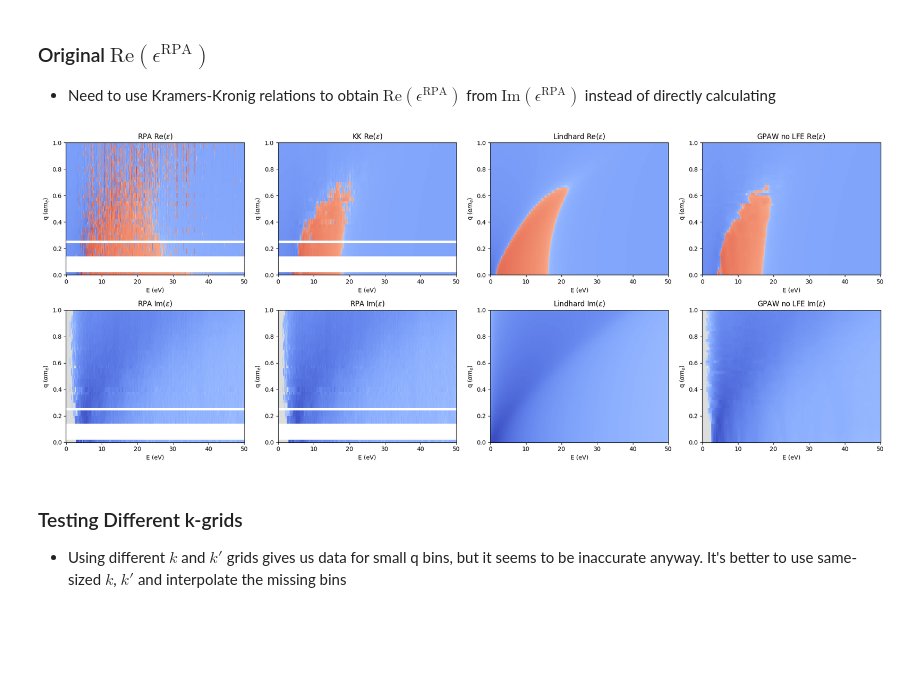
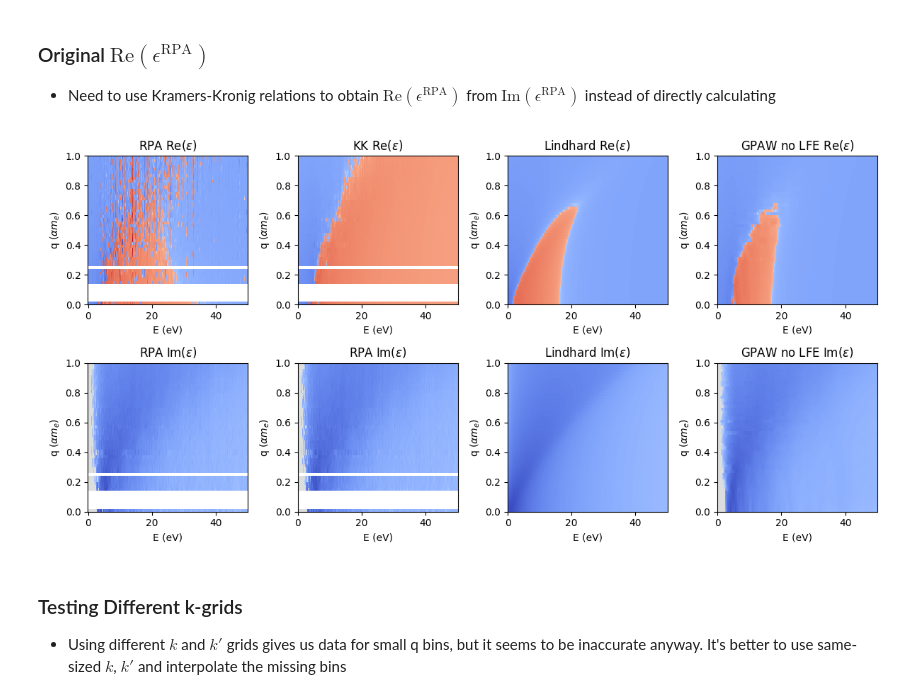
Before and after one commit to meganhott/QCDark2, a Jupyter notebook: plots.ipynb, the cells around one changed output. Saved outputs shown, nothing was run; the diff lists cells and outputs as text; code cells hidden in the pictures; blank space fills up the shorter version.

Commit message:
Updated plots

```diff
--- a/plots.ipynb
+++ b/plots.ipynb
@@ -3,8 +3,10 @@ import numpy as np
 import input_parameters as parmt
 import matplotlib.pyplot as plt
 import matplotlib.colors
-from epsilon_routines import epsilon_r, kramerskronig, interp_eps
+from epsilon_routines import epsilon_r, kramerskronig_im2re, interp_eps
 from binning import gen_bin_centers, spherical_to_cartesian
+
+%matplotlib ipympl
 
 mElectron = 5.1099894e5
 alpha = 1.0/137.03599908
@@ -15,7 +17,11 @@ import os
 sys.path.append(os.getcwd()+'/../DarkELF')
 from darkelf import darkelf, targets
 
-darkelf_gpaw = darkelf(target='Si', filename='Si_gpaw_noLFE.dat')
+def elf(eps):
+    return np.imag(eps)/((np.imag(eps))**2+np.real(eps)**2)
+
+darkelf_gpaw = darkelf(target='Si', filename='Si_gpaw_noLFE.dat', )
+darkelf_gpaw_lfe = darkelf(target='Si', filename='Si_gpaw_withLFE.dat')
 # %% [output]
  .... Loading files for Si
 Loaded Si_gpaw_noLFE.dat for epsilon in electron regime
@@ -80,0 +327,22 @@ plt.tight_layout()
+# %%
+fig, ax = plt.subplots(1,3, figsize=(12,4))
+ax[0].plot(E, darkelf_gpaw.eps1(E, q*alpha*mElectron)[0], label='GPAW')
+#ax[0].plot(E, np.real(eps_8[0]), label='RPA')
+ax[0].plot(E, np.real(eps_8_interp[0]), '--', label='Interpolated RPA')
+ax[0].set_title(r'$Re(\epsilon(\omega, q\rightarrow 0))$')
+ax[0].legend()
+
+ax[1].plot(E, darkelf_gpaw.eps2(E, q*alpha*mElectron)[0], label='GPAW')
+#ax[1].plot(E, np.imag(eps_8[0]), label='RPA')
+ax[1].plot(E, np.imag(eps_8_interp[0]), '--', label='Interpolated RPA')
+ax[1].set_title(r'$Im(\epsilon(\omega, q\rightarrow 0))$')
+
+ax[2].plot(E, elf(darkelf_gpaw.eps1(E, q*alpha*mElectron) + 1j*darkelf_gpaw.eps2(E, q*alpha*mElectron))[0], label='GPAW')
+#ax[2].plot(E, elf(eps_8)[0], label='RPA')
+ax[2].plot(E, elf(eps_8_interp)[0], '--', label='Interpolated RPA')
+ax[2].set_title(r'$ELF(\epsilon(\omega, q\rightarrow 0))$')
+
+for i in [0,1,2]:
+    ax[i].set_xlabel(r'$\omega$ (eV)')
+    ax[i].set_ylabel(r'q ($\alpha m_e$)')
+plt.tight_layout()
@@ -136,8 +382,8 @@ binned_eps = np.load('test_resources/binned_eps/cc-pvtz_pbe_6_bg1.10_1q_200E_old
 bin_centers = gen_bin_centers(q_max=1)
 eps = epsilon_r(bin_centers, binned_eps)[:-1]
 
-q = np.arange(0.01, 1, parmt.dq) #alpha me
-E = np.arange(0, 200+parmt.dE, parmt.dE) #eV
+q = np.arange(0.01, 1, 0.02) #alpha me
+E = np.arange(0, 200+0.1, 0.1) #eV
 
 #Lindhard model
 VCell = 5.209e-9
@@ -173,42 +419,42 @@ im_min = np.min(np.concatenate([np.imag(eps[np.invert(np.isnan(eps))]), np.imag(
 im_max = np.max(np.concatenate([np.imag(eps[np.invert(np.isnan(eps))]), np.imag(eps_l[np.invert(np.isnan(eps_l))])]))
 re_max = max(-1*re_min, re_max)
 
-fig, ax = plt.subplots(2,4, figsize=(20,8))
+fig, ax = plt.subplots(2,4, figsize=(12,6))
 
 im0 = ax[(0,0)].pcolormesh(E[:501], q, np.real(eps[:,:501]), cmap=c, norm=matplotlib.colors.SymLogNorm(th, vmin=-re_max, vmax=re_max))
 im1 = ax[(1,0)].pcolormesh(E[:501], q, 10*np.imag(eps[:,:501]), cmap=c, norm=matplotlib.colors.SymLogNorm(th, vmin=-im_max, vmax=im_max,))
-im2 = ax[(0,1)].pcolormesh(E[:501], q, kramerskronig(10*np.imag(eps[:,:501])), cmap=c, norm=matplotlib.colors.SymLogNorm(th, vmin=-re_max, vmax=re_max))
+im2 = ax[(0,1)].pcolormesh(E[:501], q, kramerskronig_im2re(10*np.imag(eps[:,:501])), cmap=c, norm=matplotlib.colors.SymLogNorm(th, vmin=-re_max, vmax=re_max))
 im3 = ax[(1,1)].pcolormesh(E[:501], q, 10*np.imag(eps[:,:501]), cmap=c, norm=matplotlib.colors.SymLogNorm(th, vmin=-im_max, vmax=im_max,))
 im4 = ax[(0,2)].pcolormesh(E[:501], q, np.real(eps_l[:,:501]), cmap=c, norm=matplotlib.colors.SymLogNorm(th, vmin=-re_max, vmax=re_max))
 im5 = ax[(1,2)].pcolormesh(E[:501], q, np.imag(eps_l[:,:501]), cmap=c, norm=matplotlib.colors.SymLogNorm(th, vmin=-im_max, vmax=im_max,))
 im6 = ax[(0,3)].pcolormesh(E[:501], q, darkelf_gpaw.eps1(E[:501], q*alpha*mElectron), cmap=c, norm=matplotlib.colors.SymLogNorm(th, vmin=-re_max, vmax=re_max))
 im7 = ax[(1,3)].pcolormesh(E[:501], q, darkelf_gpaw.eps2(E[:501], q*alpha*mElectron), cmap=c, norm=matplotlib.colors.SymLogNorm(th, vmin=-im_max, vmax=im_max))
 """
 im0 = ax[(0,0)].imshow(np.real(eps_l), cmap=c, norm=matplotlib.colors.SymLogNorm(th, vmin=-re_max, vmax=re_max), origin='lower')
 """
 #fig.colorbar(im0, ax=ax[(0,0)])
 #fig.colorbar(im1, ax=ax[(1,0)])
 ax[(0,0)].set_title(r'RPA Re($\epsilon$)')
 ax[(1,0)].set_title(r'RPA Im($\epsilon$)')
 #ax[(1,0)].axvline(x=1.12, ymin=0, ymax=1, color='k', linestyle='--')
 #fig.colorbar(im2, ax=ax[(0,1)])
 #fig.colorbar(im3, ax=ax[(1,1)])
 ax[(0,1)].set_title(r'KK Re($\epsilon$)')
 ax[(1,1)].set_title(r'RPA Im($\epsilon$)')
 ax[(0,2)].set_title(r'Lindhard Re($\epsilon$)')
 ax[(1,2)].set_title(r'Lindhard Im($\epsilon$)')
 #fig.colorbar(im4, ax=ax[(0,2)])
 #fig.colorbar(im5, ax=ax[(1,2)])
 ax[(0,3)].set_title(r'GPAW no LFE Re($\epsilon$)')
 ax[(1,3)].set_title(r'GPAW no LFE Im($\epsilon$)')
 
 for i in [0,1]:
     for j in [0,1,2,3]:
         ax[(i,j)].set_xlabel('E (eV)')
         ax[(i,j)].set_ylabel(r'q ($\alpha m_e$)')
 plt.tight_layout()
 # %% [output]
-[figure, old version]
+[figure, new version]
 # %% [markdown]
 ### Testing Different k-grids
 - Using different $k$ and $k'$ grids gives us data for small q bins, but it seems to be inaccurate anyway. It's better to use same-sized $k$, $k'$ and interpolate the missing bins
```
Also changed, not shown: parts of 22 cells of this notebook.
